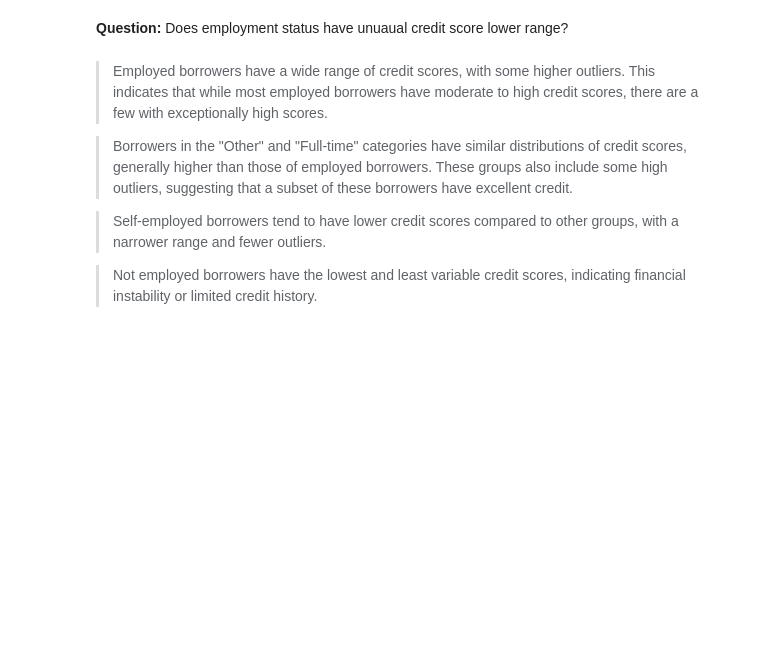
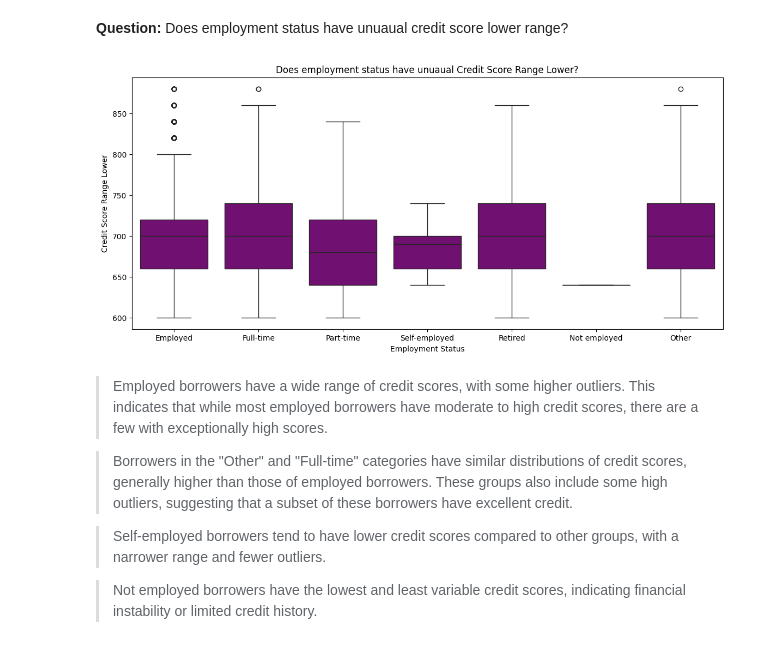
Before and after one commit to sondosaabed/Prosper-Loan-Analysis, a Jupyter notebook: Part_I_exploration.ipynb, the cells around one changed output. Drawn from its saved outputs; the diff is of its cells as text; code cells hidden in the pictures; blank space fills up the shorter version.

```diff
--- a/Part_I_exploration.ipynb
+++ b/Part_I_exploration.ipynb
@@ -599,12 +601,16 @@ plt.title('How does the Original Loan Amount changes over time?');
 > Interestingly, the year 2009 stands out with some of the highest loan amounts, indicating that during this period, there were notably larger loans compared to other years.
 # %% [markdown]
 **Question:** Does employment status have unuaual credit score lower range?
+# %%
+employment_status_oredr = ['Employed', 'Full-time', 'Part-time', 'Self-employed', 'Retired', 'Not employed', 'Other']
 # %%
-plt.figure(figsize=(12, 6))
-sns.boxplot(data=credit_borrower_df, x='EmploymentStatus', y='CreditScoreRangeLower', color='purple')
+plt.figure(figsize=(14, 6))
+sns.boxplot(data=credit_borrower_df, x='EmploymentStatus', y='CreditScoreRangeLower', color='purple', order=employment_status_oredr)
 plt.title('Does employment status have unuaual Credit Score Range Lower?')
 plt.xlabel('Employment Status')
 plt.ylabel('Credit Score Range Lower');
+# %% [output]
+[figure, added]
 # %% [markdown]
 > Employed borrowers have a wide range of credit scores, with some higher outliers. This indicates that while most employed borrowers have moderate to high credit scores, there are a few with exceptionally high scores.
 
```
Also changed, not shown: parts of 1 cell of this notebook.
